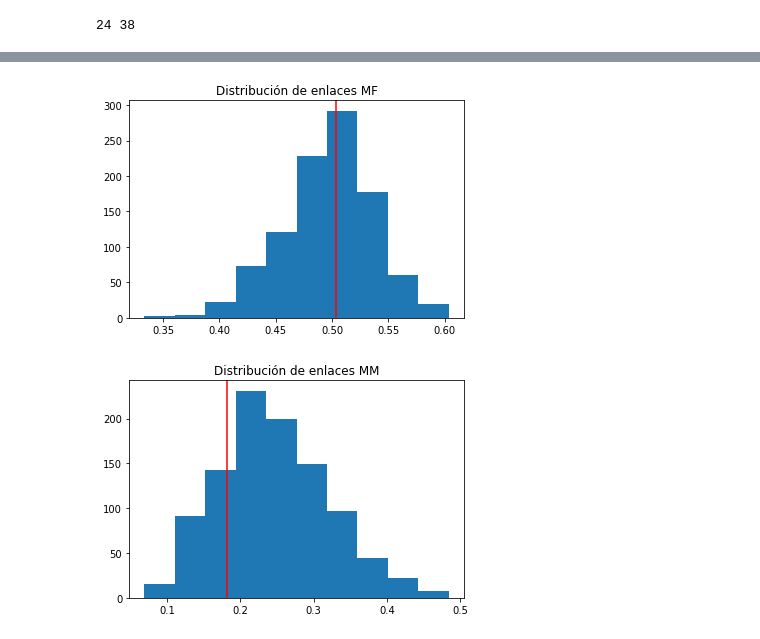
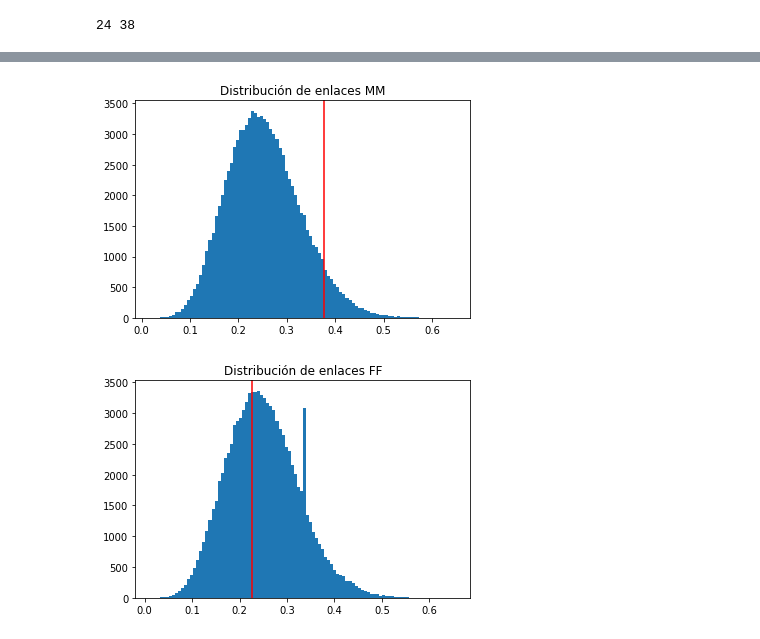
Before and after one commit to vms10/redestcs, a Jupyter notebook: Ejercicio2.ipynb, the cells around one changed output, grey strips where cells are left out. Cells and saved outputs as stored; diff of their text form; code cells hidden in the pictures.

```diff
--- a/Ejercicio2.ipynb
+++ b/Ejercicio2.ipynb
@@ -111,7 +111,7 @@ def Genero_al_azar(Gen):
 Dis_prob_enlaMM=[] ##Vector que va a alojar las prob MM de cada distribución aleatoria de género
 Dis_prob_enlaFF=[] ##Vector que va a alojar las prob FF de cada distribución aleatoria de género
 Dis_prob_enlaMF=[] ##Vector que va a alojar las prob MF de cada distribución aleatoria de género
-for q in range(0,1000):
+for q in range(0,100000): ##Corro q veces la función Genero_al_azar para armar la distribución de probabilidades
     Dis_prob_enlaMM.append(Genero_al_azar(F)[0])
     Dis_prob_enlaFF.append(Genero_al_azar(F)[1])
     Dis_prob_enlaMF.append(Genero_al_azar(F)[2])
@@ -118,14 +138,14 @@ for q in range(0,1000):
 # %%
-plt.hist(Dis_prob_enlaMF)
-plt.axvline(Probabilidad_de_enlaces_P[2],c="red")
-plt.title("Distribución de enlaces MF")
+plt.hist(Dis_prob_enlaMM,bins=100)
+plt.axvline(Probabilidad_de_enlaces_P[0],c="red")
+plt.title("Distribución de enlaces MM")
 plt.show()
 # %% [output]
-[figure, old version]
+[figure, new version]
 # %%
-plt.hist(Dis_prob_enlaMM)
-plt.axvline(Probabilidad_de_enlaces_P[0],c="red")
-plt.title("Distribución de enlaces MM")
+plt.hist(Dis_prob_enlaFF, bins=100)
+plt.axvline(Probabilidad_de_enlaces_P[1],c="red")
+plt.title("Distribución de enlaces FF")
 plt.show()
 # %% [output]
-[figure, old version]
+[figure, new version]
```
Also changed, not shown: parts of 5 cells of this notebook.
